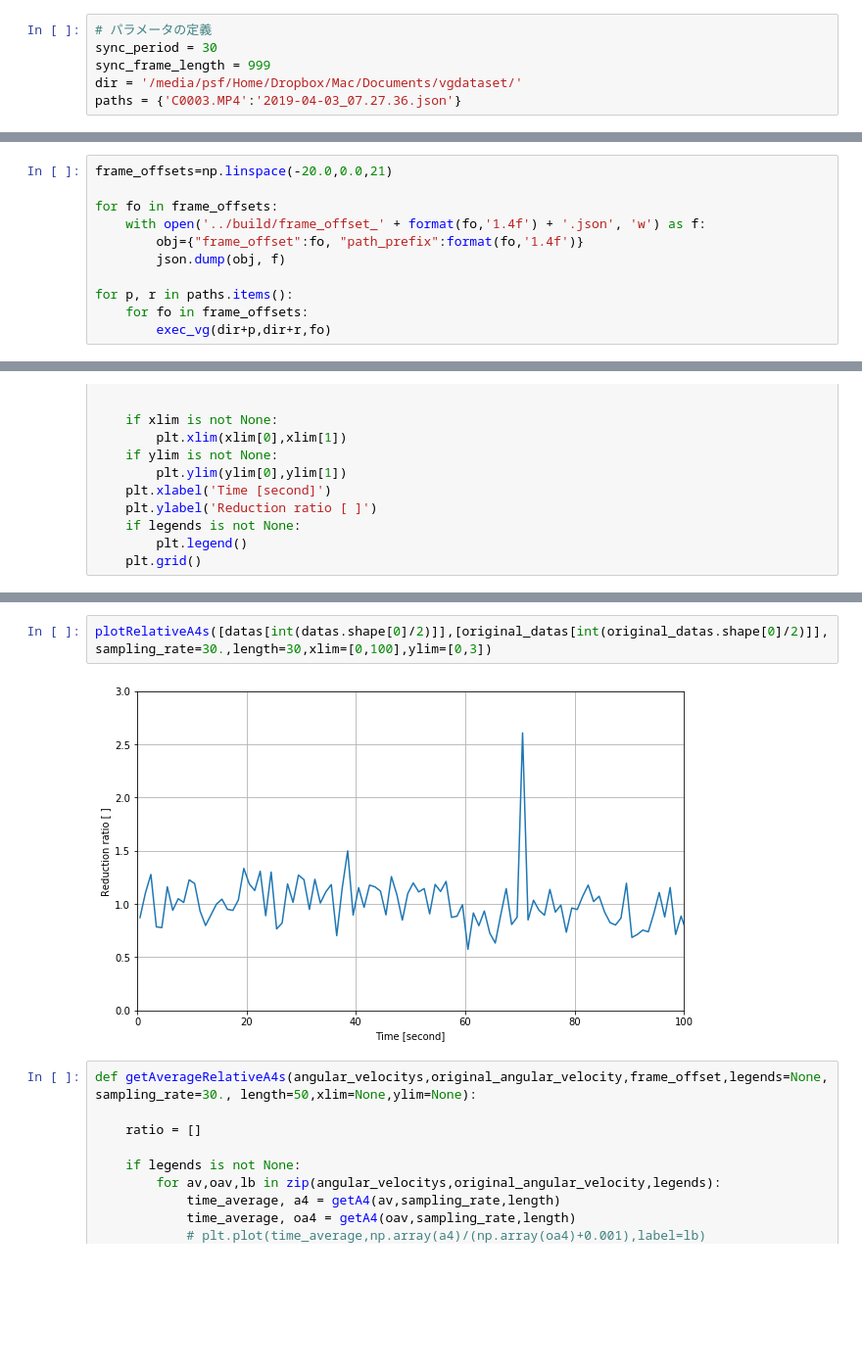
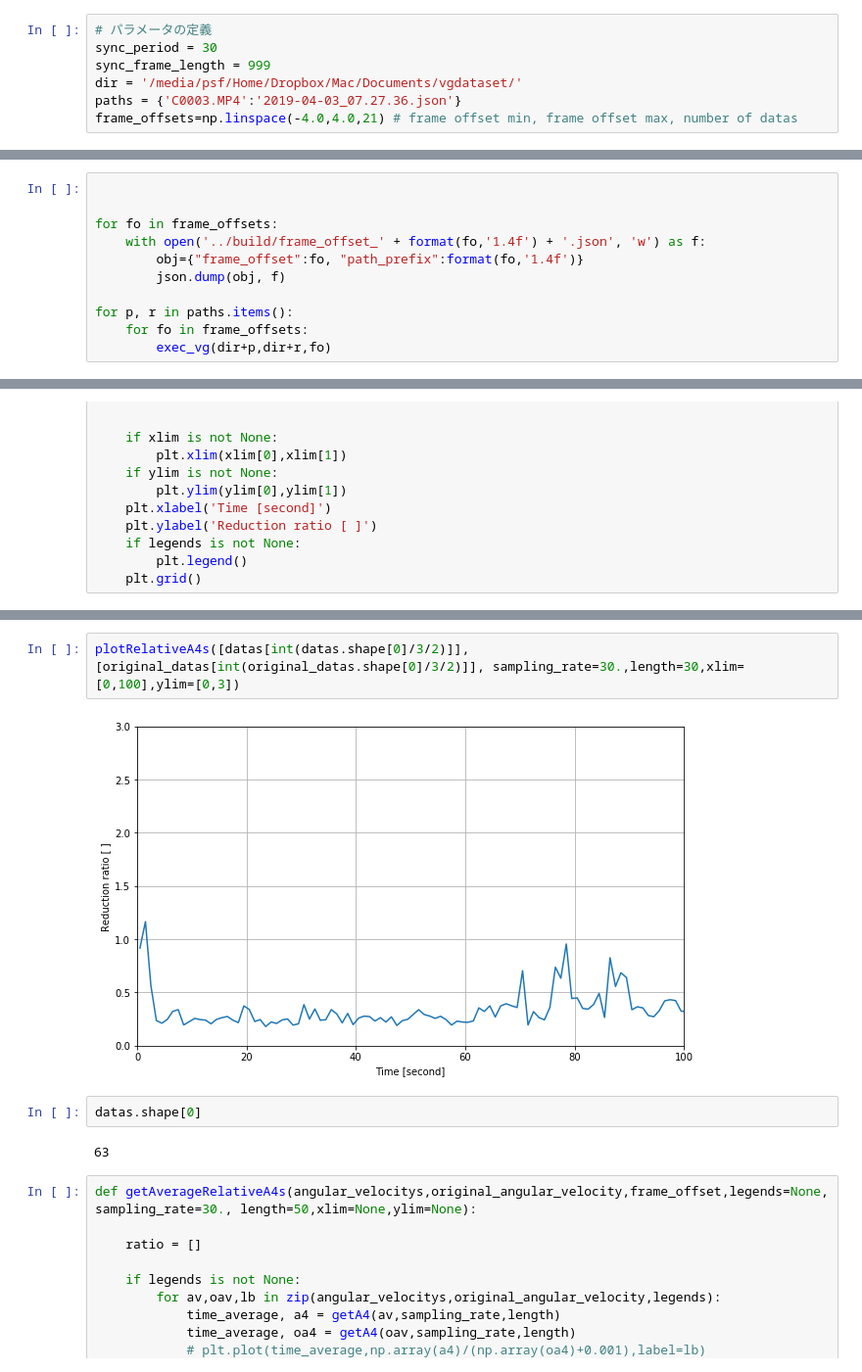
Before and after one commit to yossato/virtualGimbal, a Jupyter notebook: post_processing_software/jupyter/stabilize_quality_reports.ipynb, the cells around one changed output, grey strips where cells are left out. Shown at 98% size. Cells and saved outputs as stored; diff of their text form; blank space fills up the shorter version.

```diff
--- a/post_processing_software/jupyter/stabilize_quality_reports.ipynb
+++ b/post_processing_software/jupyter/stabilize_quality_reports.ipynb
@@ -27,6 +27,7 @@ sync_period = 30
 sync_frame_length = 999
 dir = '/media/psf/Home/Dropbox/Mac/Documents/vgdataset/'
 paths = {'C0003.MP4':'2019-04-03_07.27.36.json'}
+frame_offsets=np.linspace(-4.0,4.0,21) # frame offset min, frame offset max, number of datas
 # %%
 import glob
 import os
@@ -149,5 +155,5 @@ mavf
 # %%
-frame_offsets=np.linspace(-20.0,0.0,21)
+
 
 for fo in frame_offsets:
     with open('../build/frame_offset_' + format(fo,'1.4f') + '.json', 'w') as f:
@@ -358,7 +364,11 @@ plotRelativeA4s(datas,original_datas, sampling_rate=30.,legends=legend,length=30
 # %%
-plotRelativeA4s([datas[int(datas.shape[0]/2)]],[original_datas[int(original_datas.shape[0]/2)]], sampling_rate=30.,length=30,xlim=[0,100],ylim=[0,3])
+plotRelativeA4s([datas[int(datas.shape[0]/3/2)]],[original_datas[int(original_datas.shape[0]/3/2)]], sampling_rate=30.,length=30,xlim=[0,100],ylim=[0,3])
 # %% [output]
-[figure, old version]
+[figure, new version]
+# %%
+datas.shape[0]
+# %% [output]
+63
 # %%
 def getAverageRelativeA4s(angular_velocitys,original_angular_velocity,frame_offset,legends=None, sampling_rate=30., length=50,xlim=None,ylim=None):
 
```
Also changed, not shown: parts of 10 cells of this notebook.
